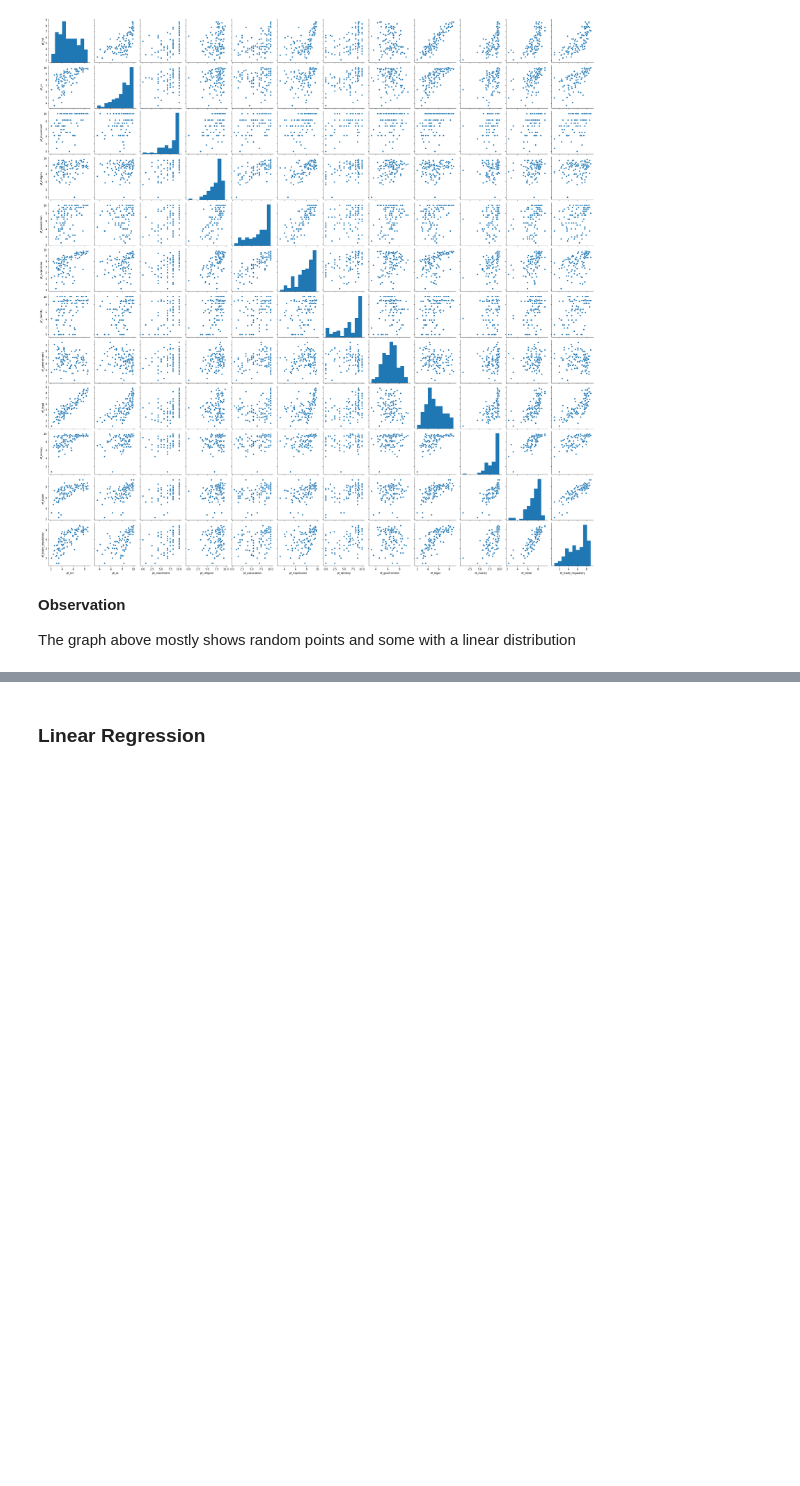
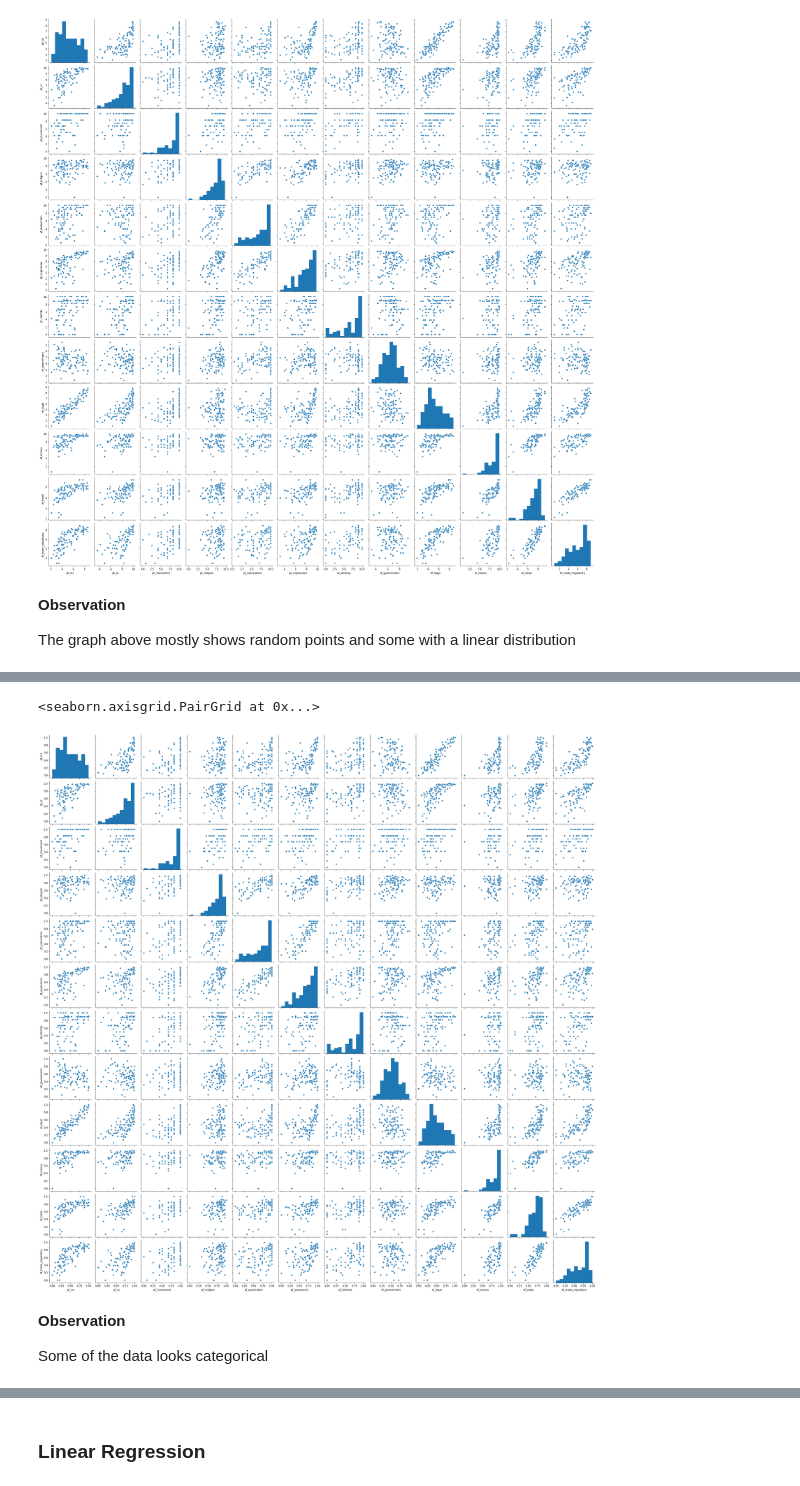
Before and after one commit to jeffersonzaki/MOD4_Project, a Jupyter notebook: regression.ipynb, the cells around one changed output, grey strips where cells are left out. Drawn from its saved outputs; the diff is of its cells as text; code cells hidden in the pictures; blank space fills up the shorter version.

```diff
--- a/regression.ipynb
+++ b/regression.ipynb
@@ -66,3 +105,12 @@ sns.pairplot(X_train)
 **Observation**
 
 The graph above mostly shows random points and some with a linear distribution
+# %%
+# Function that Normalizes data
+def normalize(column):
+    upper = column.max()
+    lower = column.min()
+    y = (column - lower)/(upper-lower)
+    return y
+
+X_train_norm = normalize(X_train)
@@ -68,0 +126,9 @@ The graph above mostly shows random points and some with a linear distribution
+# %%
+sns.pairplot(X_train_norm)
+# %% [output]
+<seaborn.axisgrid.PairGrid at 0x...>
+[figure, added]
+# %% [markdown]
+**Observation**
+
+Some of the data looks categorical
```
Also changed, not shown: parts of 21 cells of this notebook, 3 other files.
